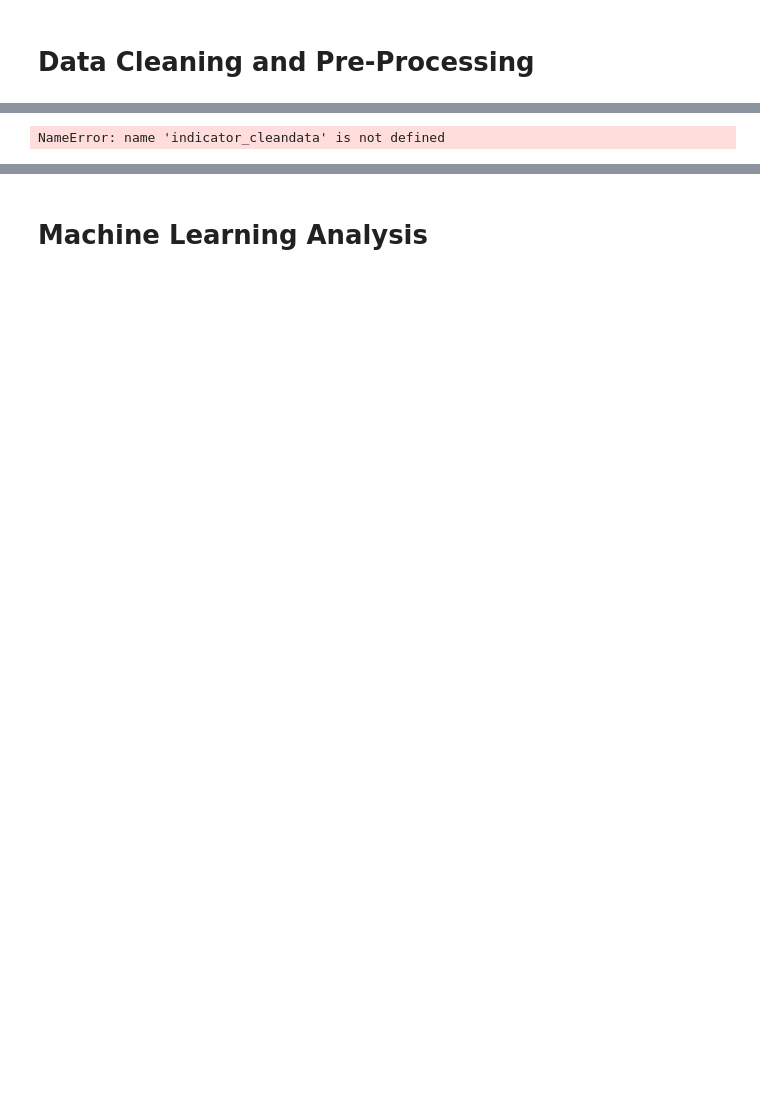
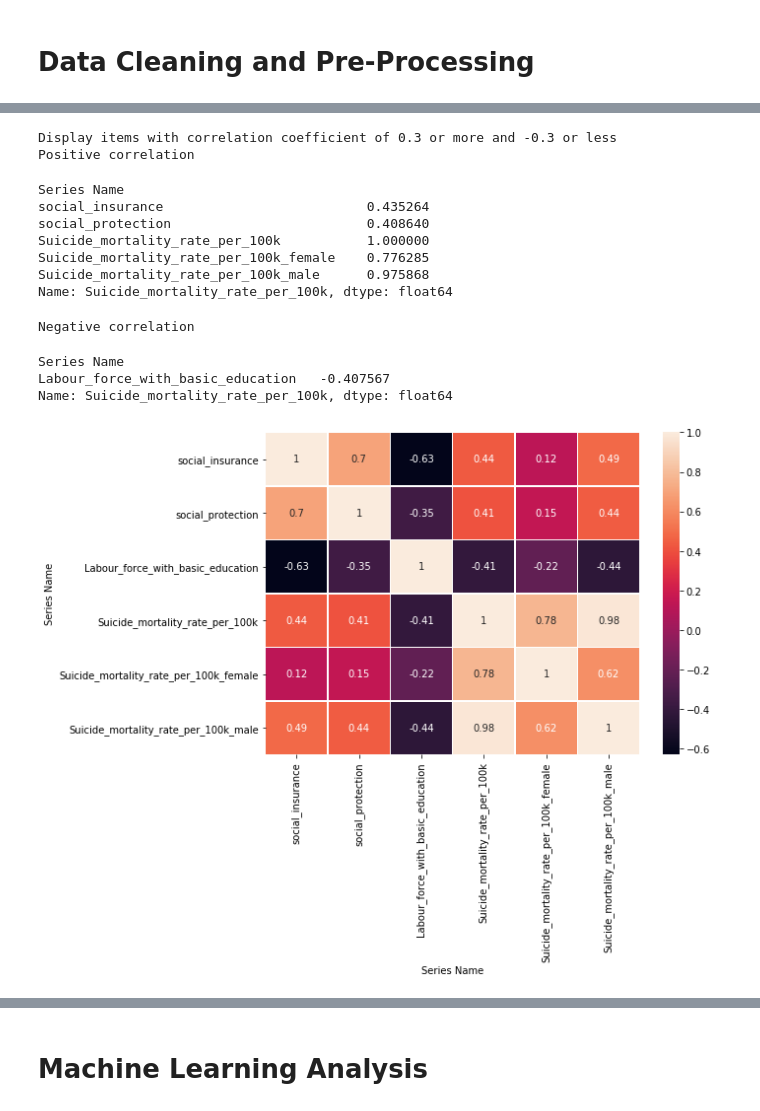
Before and after one commit to ermiasgelaye/Mental-Health-Predictor, a Jupyter notebook: machine_learning_analysis.ipynb, the cells around one changed output, grey strips where cells are left out. Drawn from its saved outputs; the diff is of its cells as text; code cells hidden in the pictures; blank space fills up the shorter version.

```diff
--- a/machine_learning_analysis.ipynb
+++ b/machine_learning_analysis.ipynb
@@ -197,30 +204,41 @@ KeyError: '1960'
 # %%
 # Before we doing the ML we tried to see If there is any coorelation between factors on "Suicide_mortality_rate_per_100k"
-
-indicator_corr= pd.get_dummies(indicator_cleandata).corr()
+indicator_corr= pd.get_dummies(df).corr()
 indicator_corr_treatment= indicator_corr["Suicide_mortality_rate_per_100k"]
 
 print("Display items with correlation coefficient of 0.3 or more and -0.3 or less")
-
 # Get values with a correlation coefficient of 0.2 or more and -0.2 or less
 target_cc_value = 0.4
 
 print("Positive correlation")
 display(indicator_corr_treatment[indicator_corr_treatment >= target_cc_value])
 print("Negative correlation")
 display(indicator_corr_treatment[indicator_corr_treatment <= (-1*target_cc_value)])
 
 df_indexs = indicator_corr[(indicator_corr["Suicide_mortality_rate_per_100k"] >= target_cc_value) | (indicator_corr["Suicide_mortality_rate_per_100k"] <= (-1 * target_cc_value))].index
 
 #print(indicator_corr)
 df_cc_target=indicator_corr.loc[df_indexs,df_indexs]
 plt.figure(figsize=(10, 8)) #heatmap size
 sns.heatmap(df_cc_target, annot=True, linewidths=.5)
 plt.savefig("static/images/corr.png", bbox_inches = "tight")
 plt.tight_layout()
 plt.show()
 # %% [output]
-NameError: name 'indicator_cleandata' is not defined
+Display items with correlation coefficient of 0.3 or more and -0.3 or less
+Positive correlation
+Series Name
+social_insurance                          0.435264
+social_protection                         0.408640
+Suicide_mortality_rate_per_100k           1.000000
+Suicide_mortality_rate_per_100k_female    0.776285
+Suicide_mortality_rate_per_100k_male      0.975868
+Name: Suicide_mortality_rate_per_100k, dtype: float64
+Negative correlation
+Series Name
+Labour_force_with_basic_education   -0.407567
+Name: Suicide_mortality_rate_per_100k, dtype: float64
+[figure, added]
 # %%
 g = sns.pairplot(df_cc_target)
 g.map_upper(sns.scatterplot, s=100,color = 'darkred')
```
Also changed, not shown: parts of 7 cells of this notebook, 7 other files.
